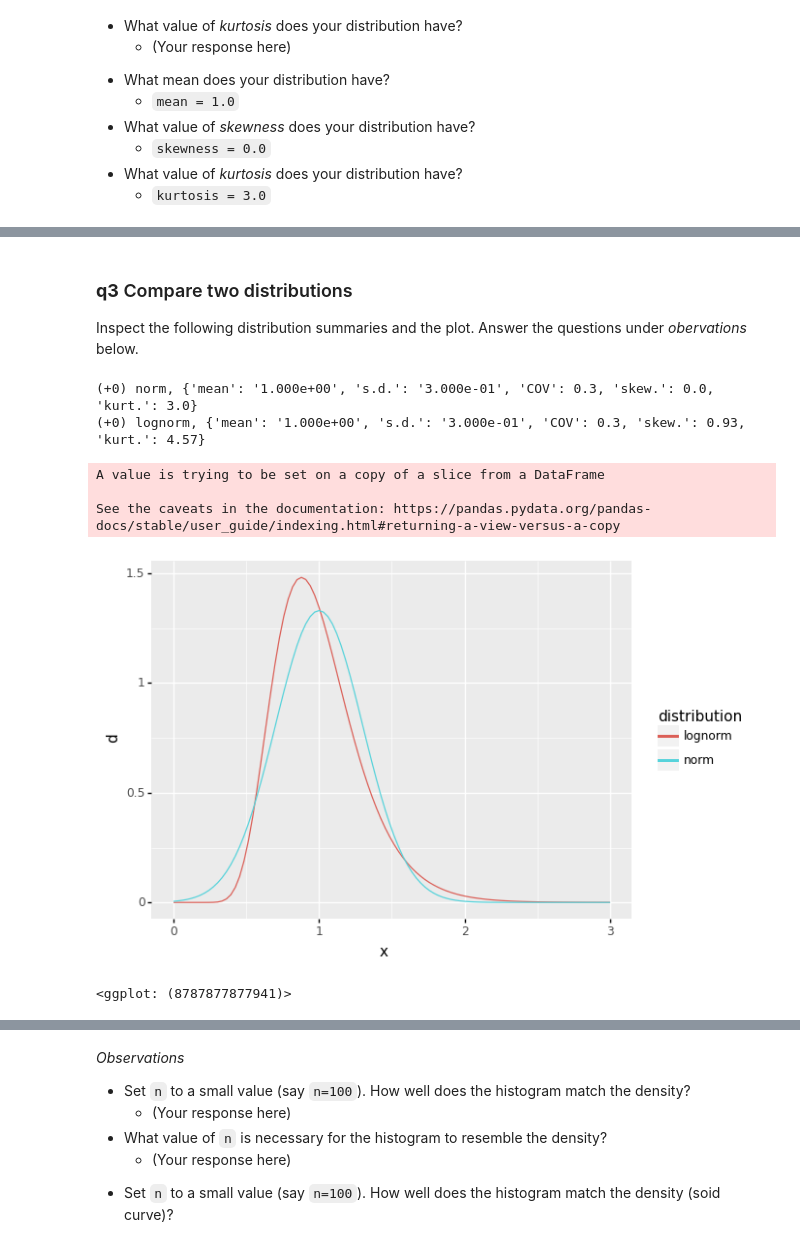
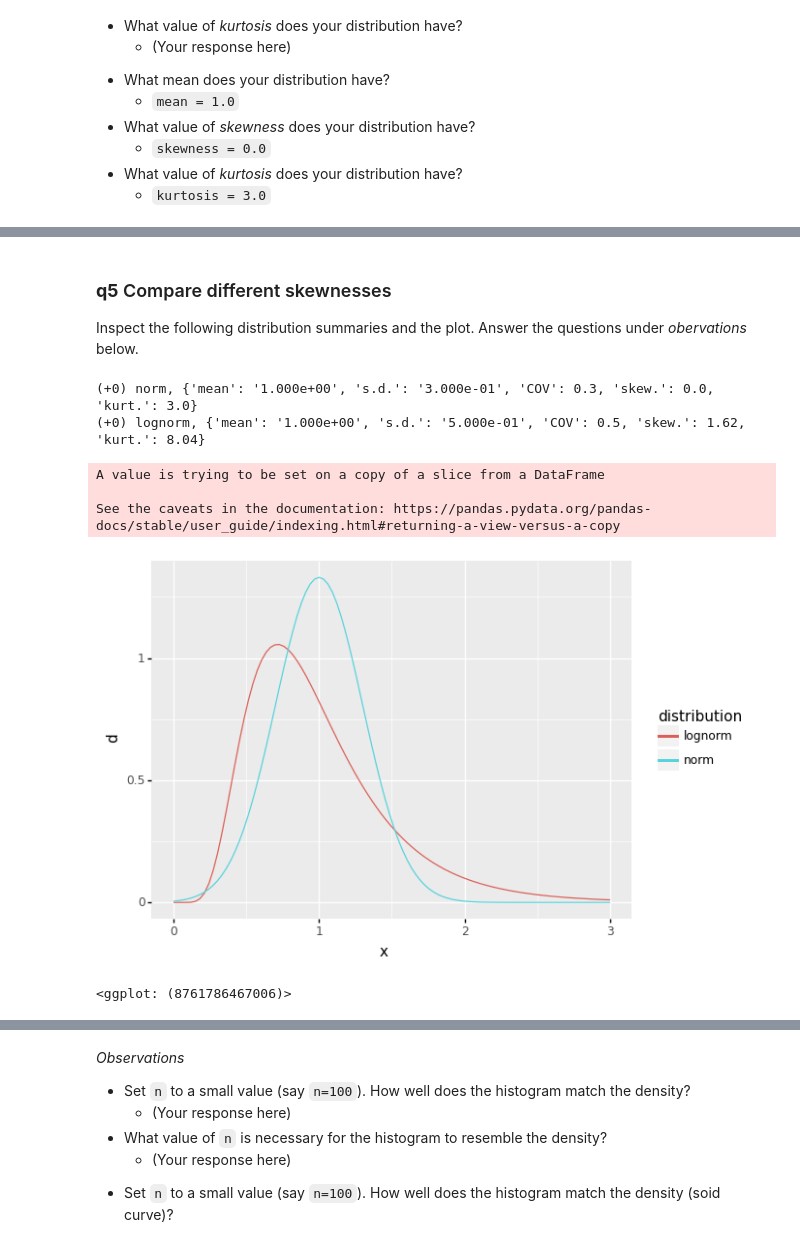
Before and after one commit to zdelrosario/evc-course, a Jupyter notebook: exercises/e-stat04-distributions-master.ipynb, the cells around one changed output, grey strips where cells are left out. Drawn from its saved outputs; the diff is of its cells as text; code cells hidden in the pictures.

Commit message:
compare different moment values

```diff
--- a/exercises/e-stat04-distributions-master.ipynb
+++ b/exercises/e-stat04-distributions-master.ipynb
@@ -242,39 +331,39 @@ Note that the distribution summary also reports the *coefficient of variation* (
 # %% [markdown]
-### __q3__ Compare two distributions
+### __q5__ Compare different skewnesses
 
 Inspect the following distribution summaries and the plot. Answer the questions under *obervations* below.
 # %%
 ## NOTE: No need to edit; this will plot your distribution
-mg_lognorm = gr.marg_mom("lognorm", mean=1, sd=0.3, floc=0)
+mg_lognorm = gr.marg_mom("lognorm", mean=1, sd=0.5, floc=0)
 
 ## Print the summaries
 print(mg_norm)
 print(mg_lognorm)
 
 ## Visualize the distributions
 (
     gr.df_make(x=gr.linspace(0, 3, 100))
     >> gr.tf_mutate(
         d_norm=mg_norm.d(DF.x),
         d_lognorm=mg_lognorm.d(DF.x),
     )
     >> gr.tf_pivot_longer(
         columns=["d_norm", "d_lognorm"],
         names_to=[".value", "distribution"],
         names_sep="_",
     )
 
     >> gr.ggplot(gr.aes("x", "d", color="distribution"))
     + gr.geom_line()
 )
 # %% [output]
 (+0) norm, {'mean': '1.000e+00', 's.d.': '3.000e-01', 'COV': 0.3, 'skew.': 0.0, 'kurt.': 3.0}
-(+0) lognorm, {'mean': '1.000e+00', 's.d.': '3.000e-01', 'COV': 0.3, 'skew.': 0.93, 'kurt.': 4.57}
+(+0) lognorm, {'mean': '1.000e+00', 's.d.': '5.000e-01', 'COV': 0.5, 'skew.': 1.62, 'kurt.': 8.04}
 A value is trying to be set on a copy of a slice from a DataFrame
 
 See the caveats in the documentation: https://pandas.pydata.org/pandas-docs/stable/user_guide/indexing.html#returning-a-view-versus-a-copy
-[figure, old version]
+[figure, new version]
-<ggplot: (8787877877941)>
+<ggplot: (8761786467006)>
 # %% [markdown]
 *Observations*
 
```
Also changed, not shown: parts of 33 cells of this notebook.
